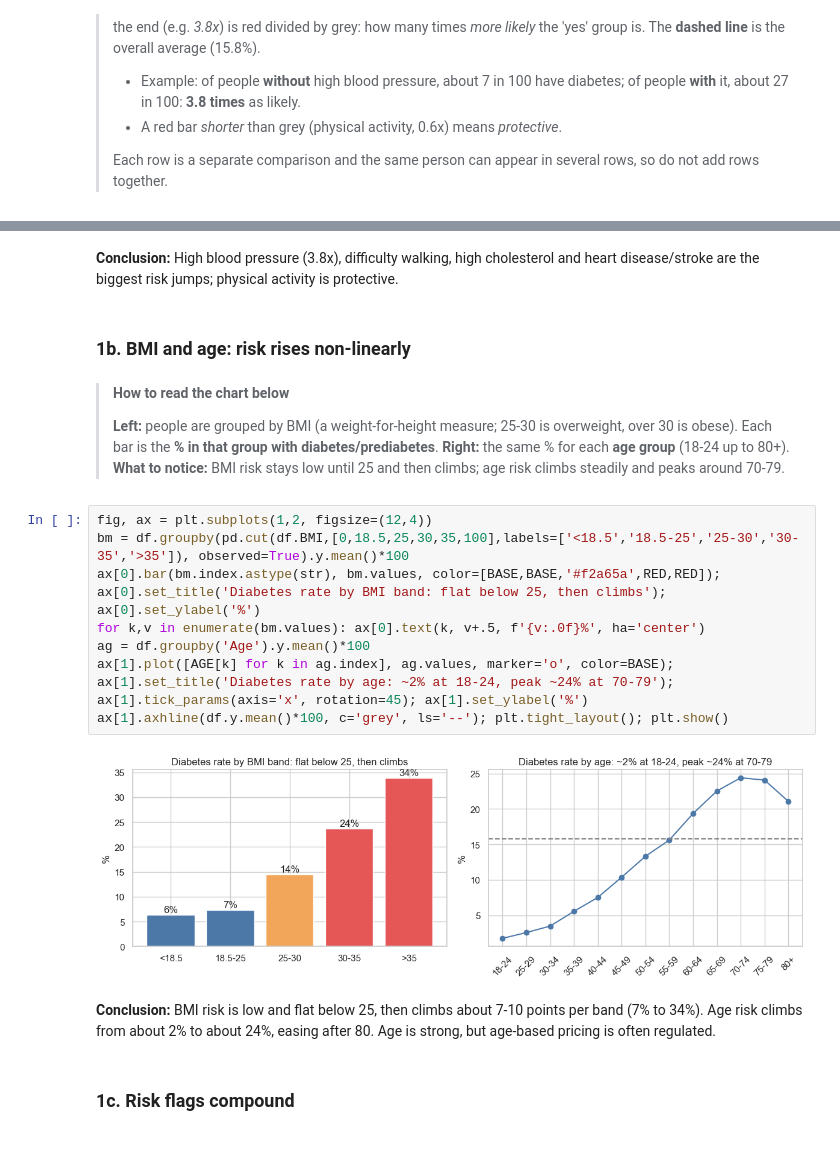
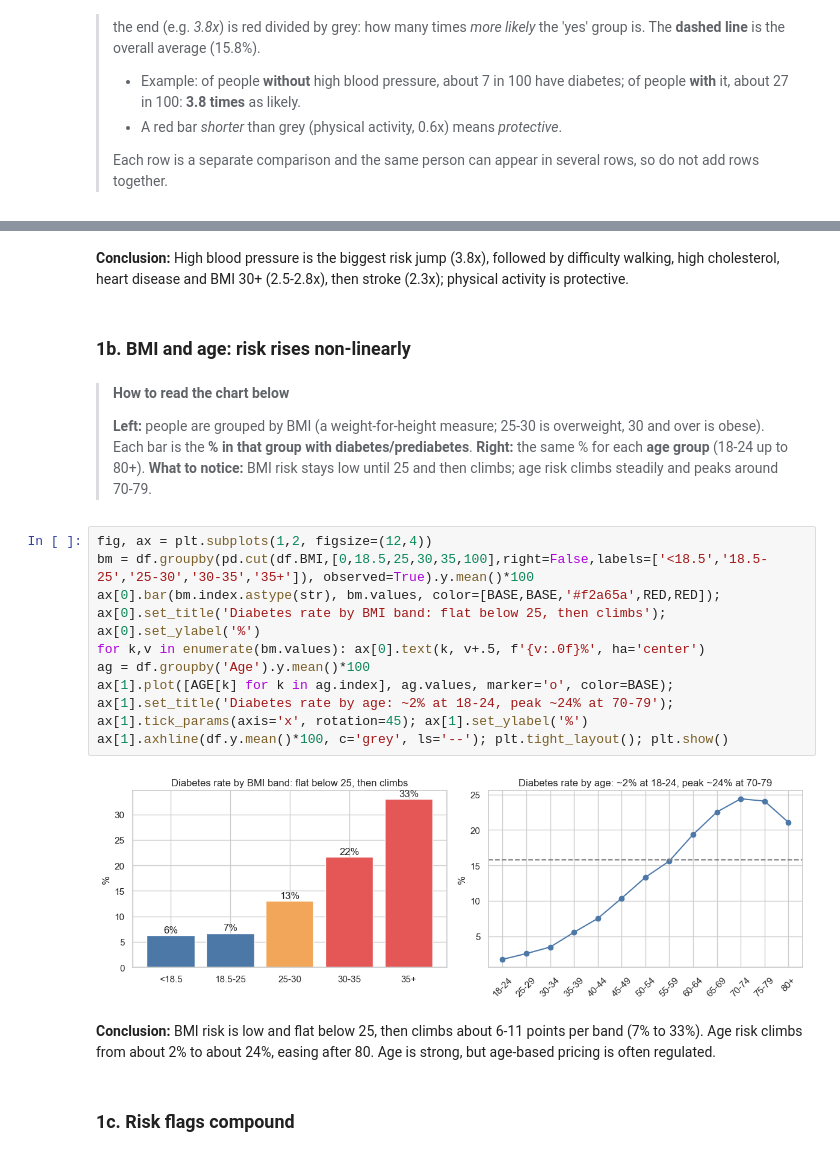
Before and after one commit to jiehengchin/ML-for-biz, a Jupyter notebook: FINAL.ipynb, the cells around one changed output, grey strips where cells are left out. Cells and saved outputs as stored; diff of their text form.

```diff
--- a/FINAL.ipynb
+++ b/FINAL.ipynb
@@ -71,26 +71,26 @@ High cholesterol                    9.2  24.7    2.7
 Difficulty walking                 12.1  33.8    2.8
 High blood pressure                 7.2  27.1    3.8
 # %% [markdown]
-**Conclusion:** High blood pressure (3.8x), difficulty walking, high cholesterol and heart disease/stroke are the biggest risk jumps; physical activity is protective.
+**Conclusion:** High blood pressure is the biggest risk jump (3.8x), followed by difficulty walking, high cholesterol, heart disease and BMI 30+ (2.5-2.8x), then stroke (2.3x); physical activity is protective.
 # %% [markdown]
 ### 1b. BMI and age: risk rises non-linearly
 # %% [markdown]
 > **How to read the chart below**
 >
-> **Left:** people are grouped by BMI (a weight-for-height measure; 25-30 is overweight, over 30 is obese). Each bar is the **% in that group with diabetes/prediabetes**. **Right:** the same % for each **age group** (18-24 up to 80+).
+> **Left:** people are grouped by BMI (a weight-for-height measure; 25-30 is overweight, 30 and over is obese). Each bar is the **% in that group with diabetes/prediabetes**. **Right:** the same % for each **age group** (18-24 up to 80+).
 > **What to notice:** BMI risk stays low until 25 and then climbs; age risk climbs steadily and peaks around 70-79.
 # %%
 fig, ax = plt.subplots(1,2, figsize=(12,4))
-bm = df.groupby(pd.cut(df.BMI,[0,18.5,25,30,35,100],labels=['<18.5','18.5-25','25-30','30-35','>35']), observed=True).y.mean()*100
+bm = df.groupby(pd.cut(df.BMI,[0,18.5,25,30,35,100],right=False,labels=['<18.5','18.5-25','25-30','30-35','35+']), observed=True).y.mean()*100
 ax[0].bar(bm.index.astype(str), bm.values, color=[BASE,BASE,'#f2a65a',RED,RED]); ax[0].set_title('Diabetes rate by BMI band: flat below 25, then climbs'); ax[0].set_ylabel('%')
 for k,v in enumerate(bm.values): ax[0].text(k, v+.5, f'{v:.0f}%', ha='center')
 ag = df.groupby('Age').y.mean()*100
 ax[1].plot([AGE[k] for k in ag.index], ag.values, marker='o', color=BASE); ax[1].set_title('Diabetes rate by age: ~2% at 18-24, peak ~24% at 70-79'); ax[1].tick_params(axis='x', rotation=45); ax[1].set_ylabel('%')
 ax[1].axhline(df.y.mean()*100, c='grey', ls='--'); plt.tight_layout(); plt.show()
 # %% [output]
-[figure, old version]
+[figure, new version]
 # %% [markdown]
-**Conclusion:** BMI risk is low and flat below 25, then climbs about 7-10 points per band (7% to 34%). Age risk climbs from about 2% to about 24%, easing after 80. Age is strong, but age-based pricing is often regulated.
+**Conclusion:** BMI risk is low and flat below 25, then climbs about 6-11 points per band (7% to 33%). Age risk climbs from about 2% to about 24%, easing after 80. Age is strong, but age-based pricing is often regulated.
 # %% [markdown]
 ### 1c. Risk flags compound
 # %% [markdown]
```
Also changed, not shown: parts of 5 cells of this notebook, 6 other files.
